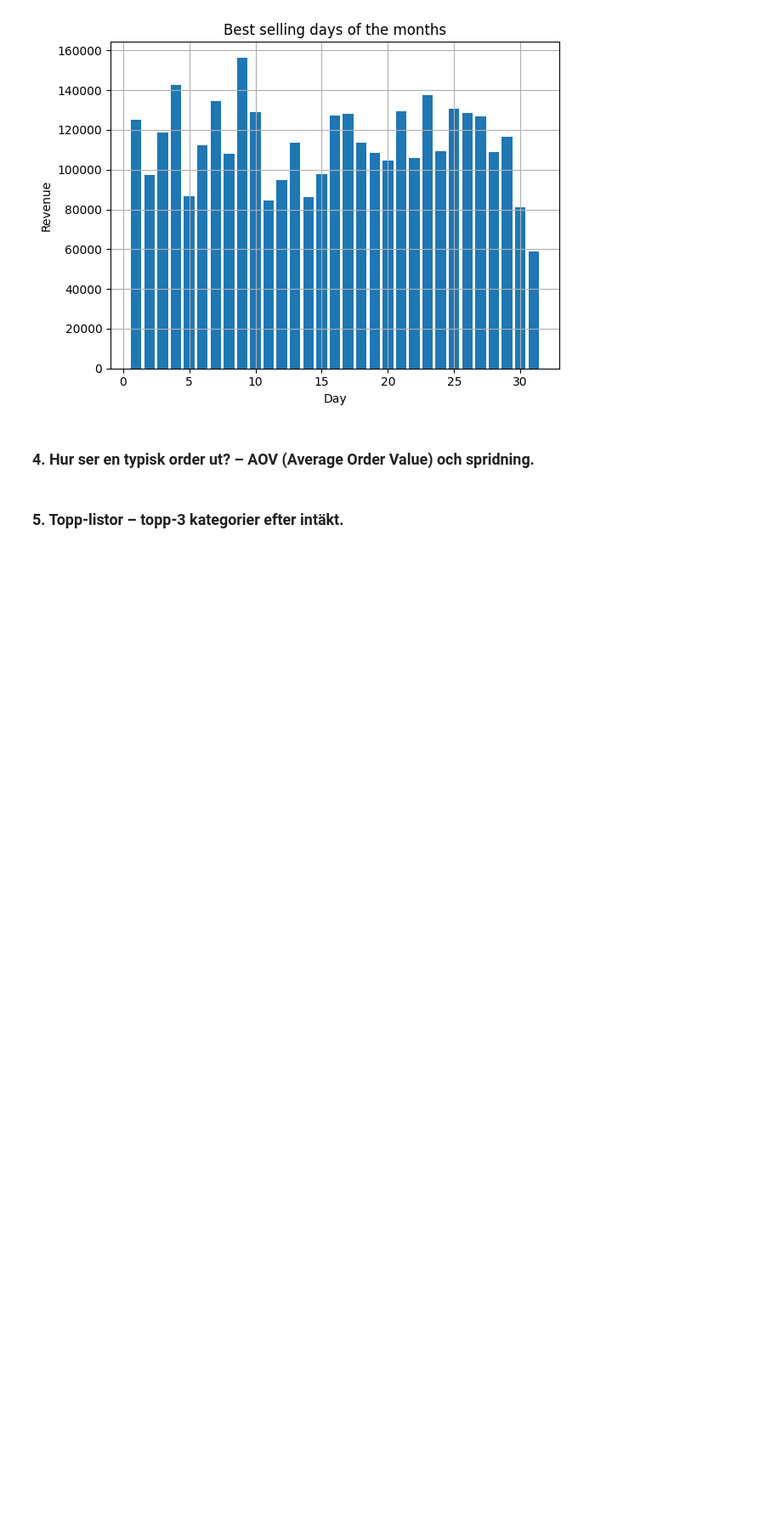
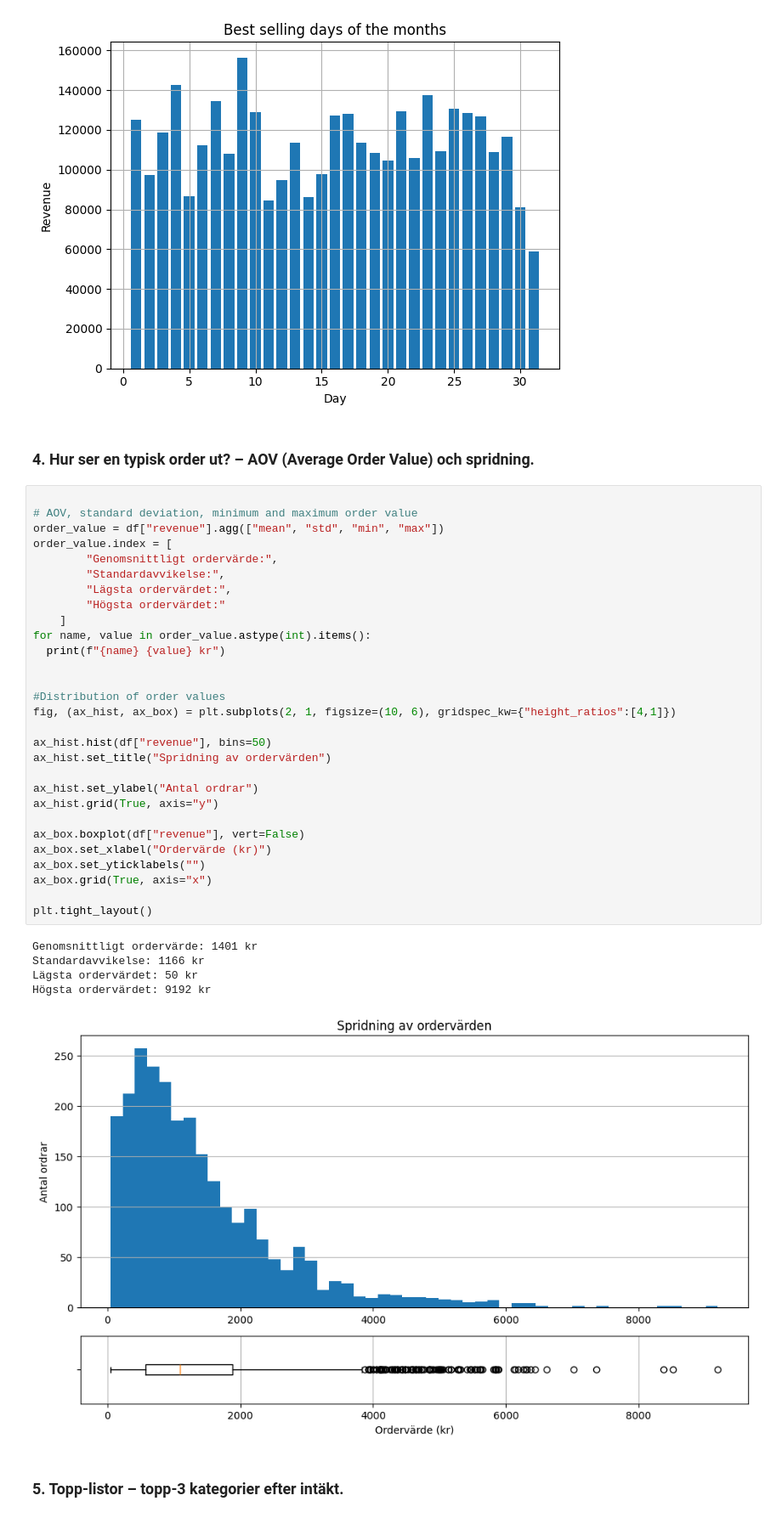
Before and after one commit to NadineKn/TW1, a Jupyter notebook: report.ipynb, the cells around one changed output. Shown: that part at 85% size. Cells and saved outputs as stored; diff of their text form; blank space fills up the shorter version.

Commit message:
Kod och visualisering till 4

```diff
--- a/report.ipynb
+++ b/report.ipynb
@@ -168,6 +165,41 @@ plt.show()
 [figure]
 # %% [markdown]
 ### 4. Hur ser en typisk order ut? – AOV (Average Order Value) och spridning.
+# %%
+
+# AOV, standard deviation, minimum and maximum order value
+order_value = df["revenue"].agg(["mean", "std", "min", "max"])
+order_value.index = [
+        "Genomsnittligt ordervärde:",
+        "Standardavvikelse:",
+        "Lägsta ordervärdet:",
+        "Högsta ordervärdet:"
+    ]
+for name, value in order_value.astype(int).items():
+  print(f"{name} {value} kr")
+
+
+#Distribution of order values
+fig, (ax_hist, ax_box) = plt.subplots(2, 1, figsize=(10, 6), gridspec_kw={"height_ratios":[4,1]})
+
+ax_hist.hist(df["revenue"], bins=50)
+ax_hist.set_title("Spridning av ordervärden")
+
+ax_hist.set_ylabel("Antal ordrar")
+ax_hist.grid(True, axis="y")
+
+ax_box.boxplot(df["revenue"], vert=False)
+ax_box.set_xlabel("Ordervärde (kr)")
+ax_box.set_yticklabels("")
+ax_box.grid(True, axis="x")
+
+plt.tight_layout()
+# %% [output]
+Genomsnittligt ordervärde: 1401 kr
+Standardavvikelse: 1166 kr
+Lägsta ordervärdet: 50 kr
+Högsta ordervärdet: 9192 kr
+[figure, added]
 # %% [markdown]
 ### 5. Topp-listor – topp-3 kategorier efter intäkt.
 # %%
```
Also changed, not shown: parts of 1 cell of this notebook.
